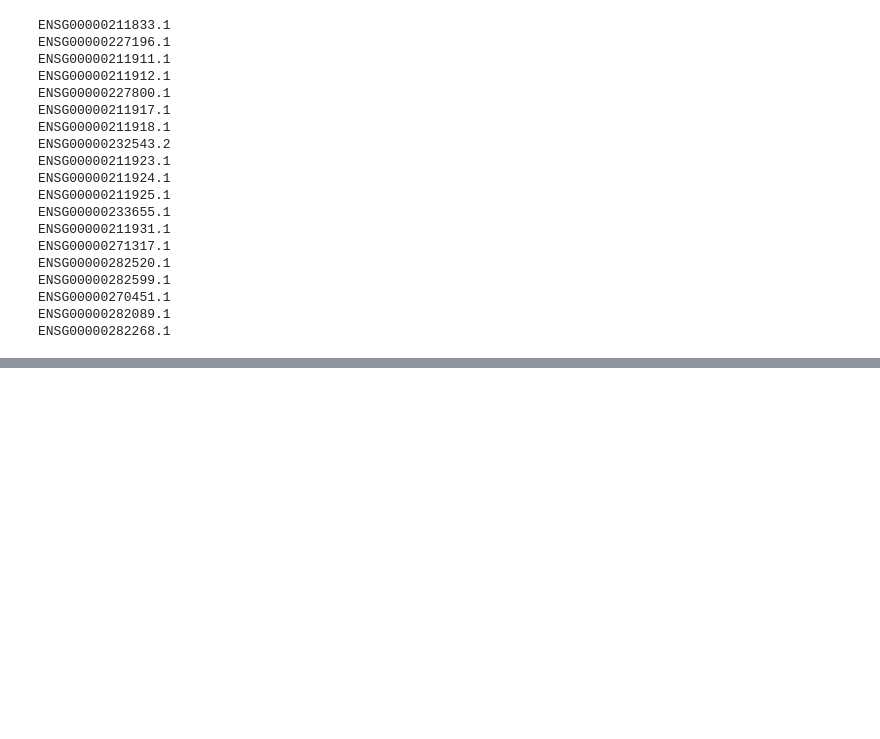
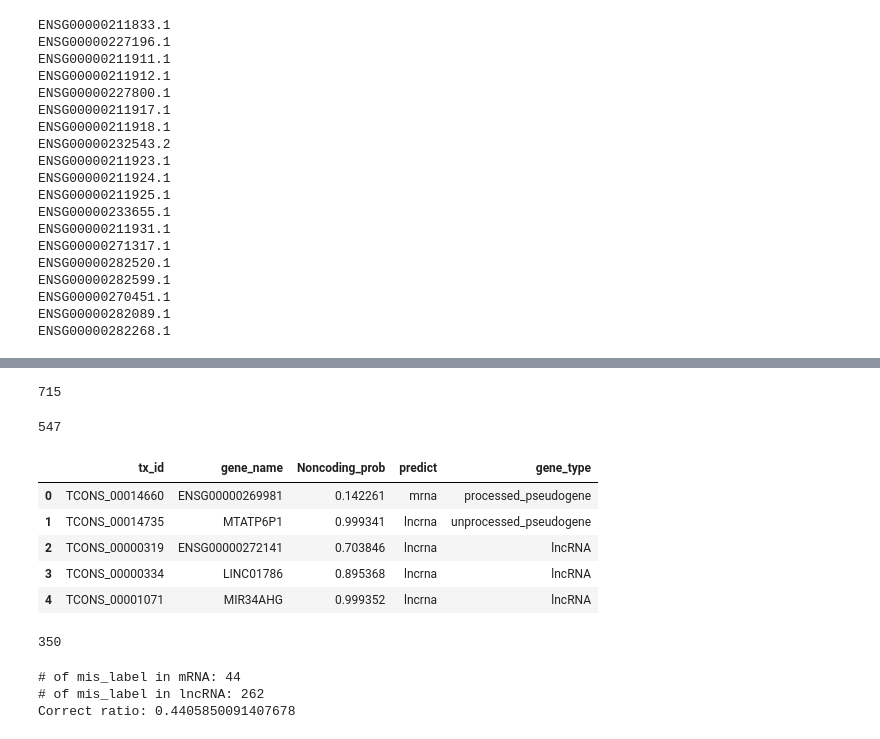
Before and after one commit to touchiyama/lncRNA, a Jupyter notebook: workspace.ipynb, the cells around one changed output, grey strips where cells are left out. Drawn from its saved outputs; the diff is of its cells as text; code cells hidden in the pictures; blank space fills up the shorter version.

```diff
--- a/workspace.ipynb
+++ b/workspace.ipynb
@@ -1760,0 +1866,25 @@ ENSG00000282268.1
+# %%
+df_merge = pd.merge(df_lncdc_info, df_genelist, on='gene_name', how='left')
+print(df_merge.index.size)
+# %% [output]
+715
+# %%
+df_label = df_merge.dropna().reset_index(drop=True)
+print(df_label.index.size)
+# %% [output]
+547
+# %%
+df_label.head()
+# %% [output]
+|  | tx_id | gene_name | Noncoding_prob | predict | gene_type |
+| 0 | TCONS_00014660 | ENSG00000269981 | 0.142261 | mrna | processed_pseudogene |
+| 1 | TCONS_00014735 | MTATP6P1 | 0.999341 | lncrna | unprocessed_pseudogene |
+| 2 | TCONS_00000319 | ENSG00000272141 | 0.703846 | lncrna | lncRNA |
+| 3 | TCONS_00000334 | LINC01786 | 0.895368 | lncrna | lncRNA |
+| 4 | TCONS_00001071 | MIR34AHG | 0.999352 | lncrna | lncRNA |
+# %%
+# # of protein_coding-labeled transcripts(mRNA)
+df_label[df_label['gene_type'] == 'protein_coding']['tx_id'].count()
+# -> 197 transcripts are non-coding RNA.
+# %% [output]
+350
@@ -1760,0 +1903,11 @@ ENSG00000282268.1
+# %%
+print(f'# of mis_label in mRNA: {mrna_cnt}')
+print(f'# of mis_label in lncRNA: {lncrna_cnt}')
+mis_total = mrna_cnt + lncrna_cnt
+sample_size = df_label.index.size
+ratio = 1 - (mis_total / sample_size)
+print(f'Correct ratio: {ratio}')
+# %% [output]
+# of mis_label in mRNA: 44
+# of mis_label in lncRNA: 262
+Correct ratio: 0.4405850091407678
```
Also changed, not shown: parts of 13 cells of this notebook, 2 other files.
